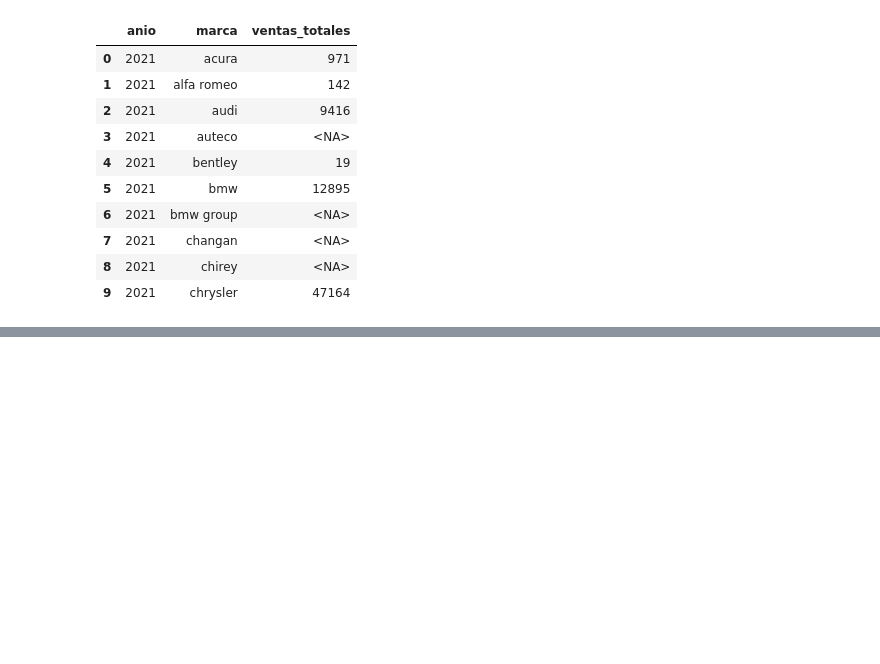
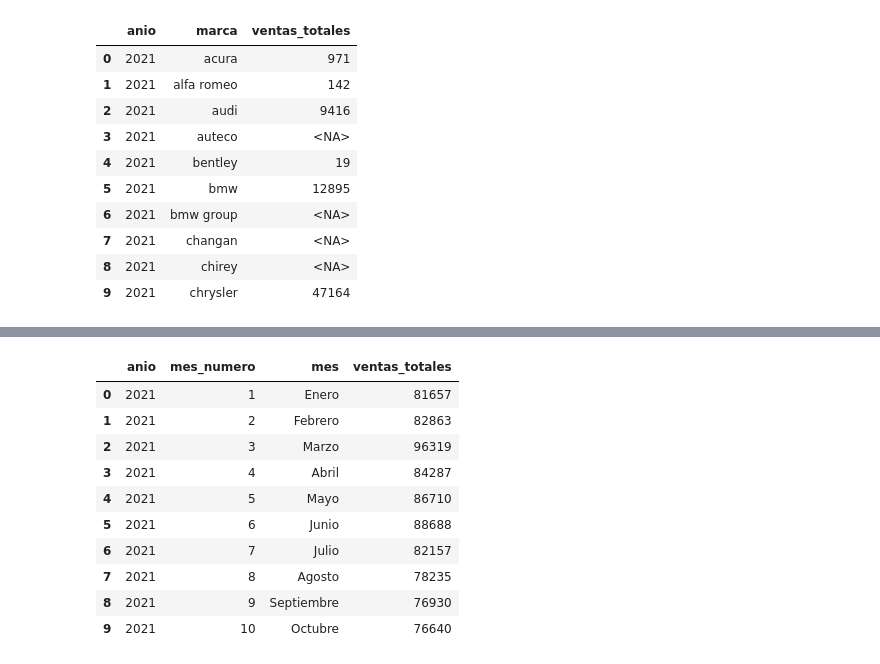
Before and after one commit to MarcoAnmain/Sprint_7_Project, a Jupyter notebook: notebooks/EDA.ipynb, the cells around one changed output, grey strips where cells are left out. Cells and saved outputs as stored; diff of their text form; code cells hidden in the pictures; blank space fills up the shorter version.

```diff
--- a/notebooks/EDA.ipynb
+++ b/notebooks/EDA.ipynb
@@ -212,0 +232,12 @@ import plotly.express as px
+# %%
+# Definir el orden de los meses
+orden_meses = [
+    'enero', 'febrero', 'marzo', 'abril', 'mayo', 'junio',
+    'julio', 'agosto', 'septiembre', 'octubre', 'noviembre', 'diciembre'
+]
+
+ventas['mes_numero'] = ventas['mes'].str.strip().str.lower().map(
+    {mes: numero for numero, mes in enumerate(orden_meses, start=1)}
+)
+
+ventas[['mes', 'mes_numero']].drop_duplicates().sort_values('mes_numero')
@@ -212,0 +258,21 @@ import plotly.express as px
+# %%
+# Calcular las ventas totales por año y mes, considerando los valores ausentes
+ventas_mensuales = (
+    ventas.groupby(['anio', 'mes_numero', 'mes'])['ventas']
+    .sum(min_count=1)
+    .reset_index(name='ventas_totales')
+)
+
+ventas_mensuales.head(10)
+# %% [output]
+|  | anio | mes_numero | mes | ventas_totales |
+| 0 | 2021 | 1 | Enero | 81657 |
+| 1 | 2021 | 2 | Febrero | 82863 |
+| 2 | 2021 | 3 | Marzo | 96319 |
+| 3 | 2021 | 4 | Abril | 84287 |
+| 4 | 2021 | 5 | Mayo | 86710 |
+| 5 | 2021 | 6 | Junio | 88688 |
+| 6 | 2021 | 7 | Julio | 82157 |
+| 7 | 2021 | 8 | Agosto | 78235 |
+| 8 | 2021 | 9 | Septiembre | 76930 |
+| 9 | 2021 | 10 | Octubre | 76640 |
```
Also changed, not shown: parts of 9 cells of this notebook.
